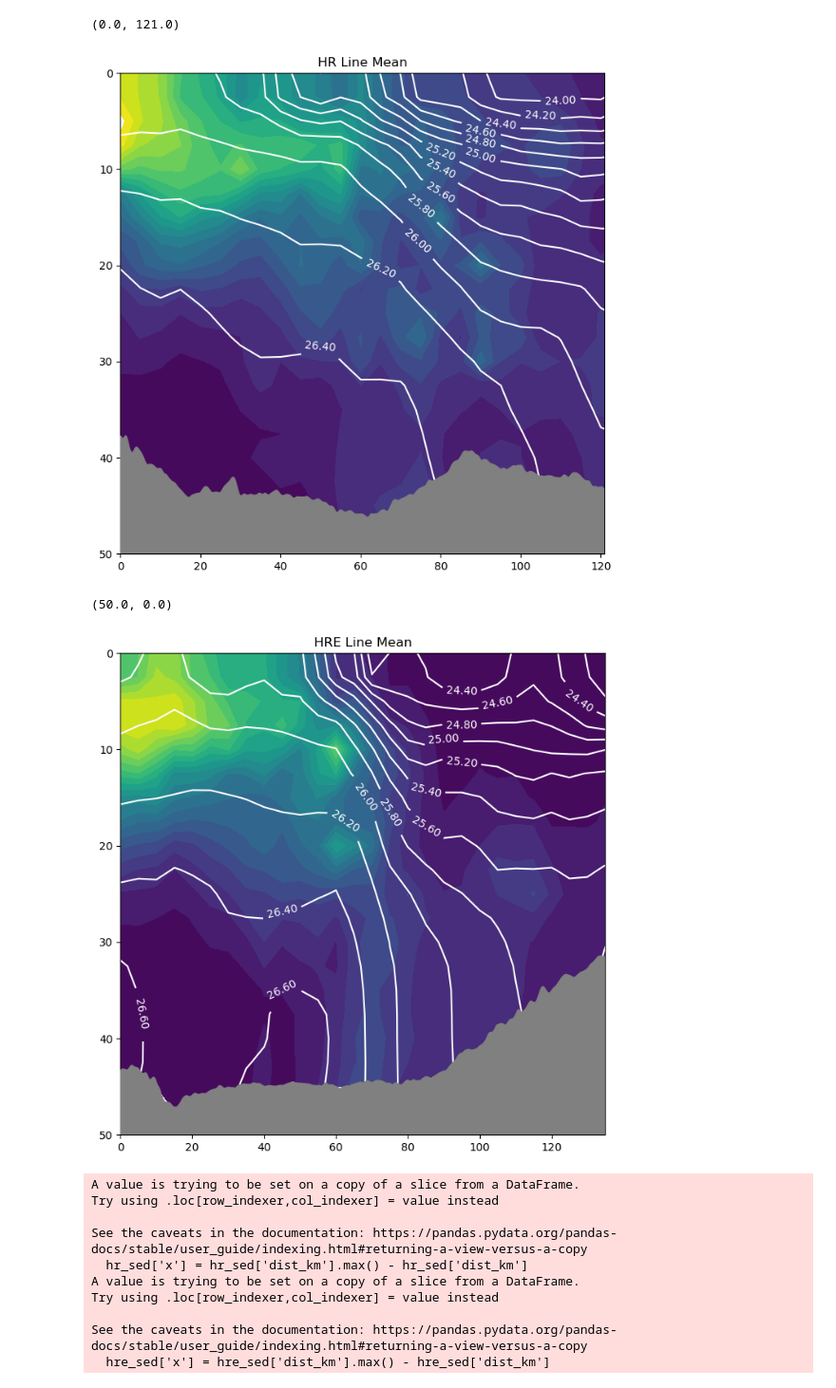
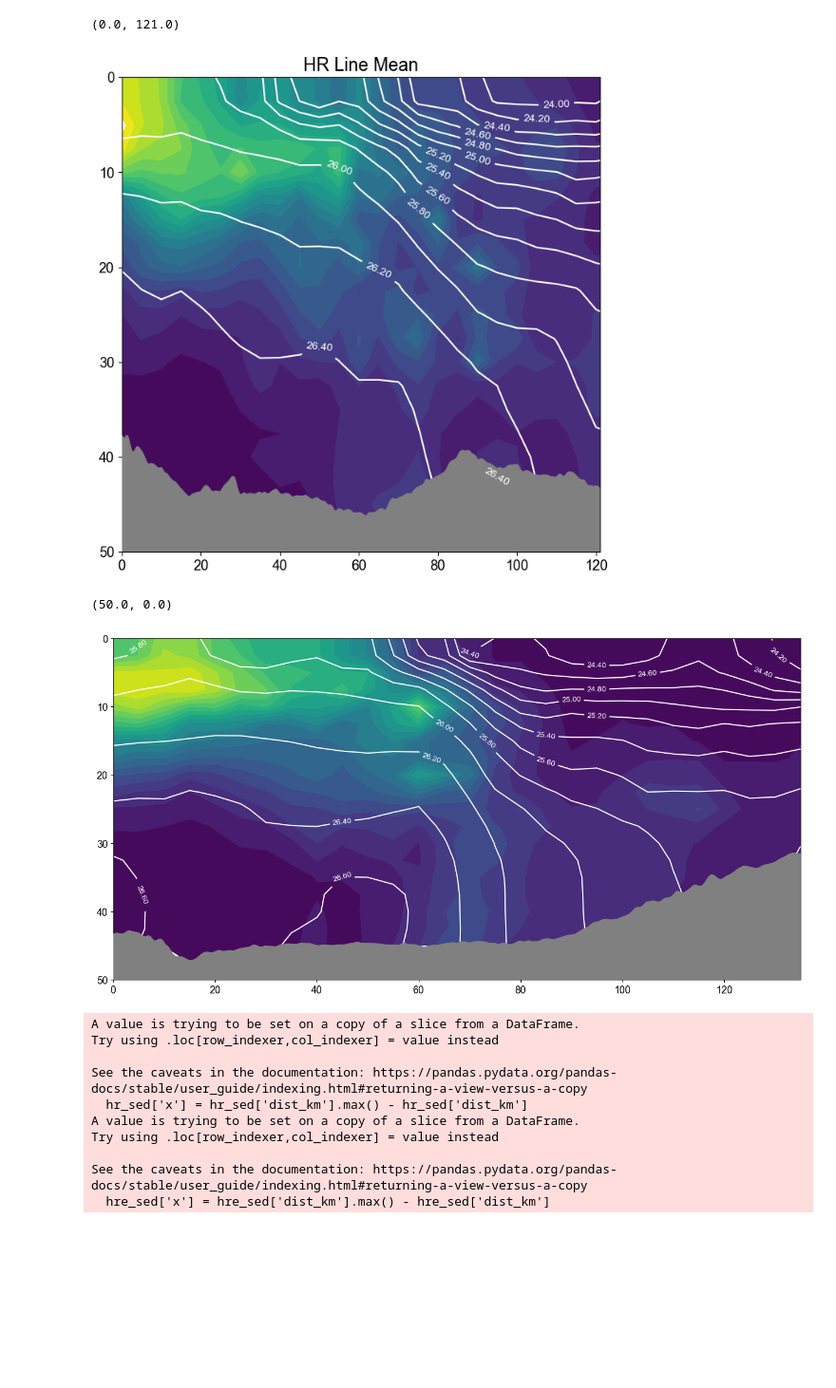
Before and after one commit to lauerja/LauerChukchiExportPaper, a Jupyter notebook: fig2_mean_sections/src/fig2_multipanel_mean_sections.ipynb, the cells around one changed output. Shown at 95% size. Cells and saved outputs as stored; diff of their text form; code cells hidden in the pictures; blank space fills up the shorter version.

Commit message:
figure edits for final publication

```diff
--- a/fig2_mean_sections/src/fig2_multipanel_mean_sections.ipynb
+++ b/fig2_mean_sections/src/fig2_multipanel_mean_sections.ipynb
@@ -8,6 +8,21 @@ from matplotlib.patches import Polygon
 import numpy as np
 
 from scipy.interpolate import interp1d
+# %%
+### Parameter Update for Figure Cleanup ##
+
+plt.rcParams.update({
+    'font.size': 14,          # Default text size
+    'axes.labelsize': 16,     # Axis label size
+    'xtick.labelsize': 13,    # X tick labels
+    'ytick.labelsize': 13,    # Y tick labels
+    'figure.edgecolor': 'white',
+    'figure.facecolor': 'white'
+})
+
+# Update font family
+plt.rcParams['font.family'] = 'sans-serif'
+plt.rcParams['font.sans-serif'] = ['Arial', 'Liberation Sans', 'DejaVu Sans', 'Helvetica']
 # %%
 source_dir = '../../data_directory/ctd_and_water_column/'
 
@@ -65,28 +80,28 @@ plt.ylim(50, 0)
 plt.xlim(0, 121)
 # %% [output]
 (0.0, 121.0)
-[figure, old version]
+[figure, new version]
 # %%
 ## plot HRE Line Mean Fluorescence with density contours and bathymetry
 
-fig = plt.figure(figsize=(8, 8))
+fig = plt.figure(figsize=(16, 8))
 
 contourf = plt.contourf(hre_x, hre_y, hre_flu, levels = np.linspace(0, 10, 21), cmap = 'viridis')
 # geovelcontour = plt.contourf(hre_x, hre_y, hre_geoVel, levels = 25, cmap='jet')
 sigmacontour = plt.contour(hre_x, hre_y, hre_sigma, levels = 15, colors = 'white')
 
 plt.gca().invert_yaxis()
 plt.gca().clabel(sigmacontour, inline=True, fontsize=10, fmt="%.2f", colors="white")
-plt.gca().set_title('HRE Line Mean')
+# plt.gca().set_title('HRE Line Mean')
 
 bathy_polygon = Polygon(hre_bathy, closed=True, color = 'gray', zorder=3)
 plt.gca().add_patch(bathy_polygon)
 
 plt.ylim(50, 0)
 # plt.xlim(0, 121)
 # %% [output]
 (50.0, 0.0)
-[figure, old version]
+[figure, new version]
 # %%
 ## read in sediment data
 
```
Also changed, not shown: parts of 4 cells of this notebook, 7 other files.
